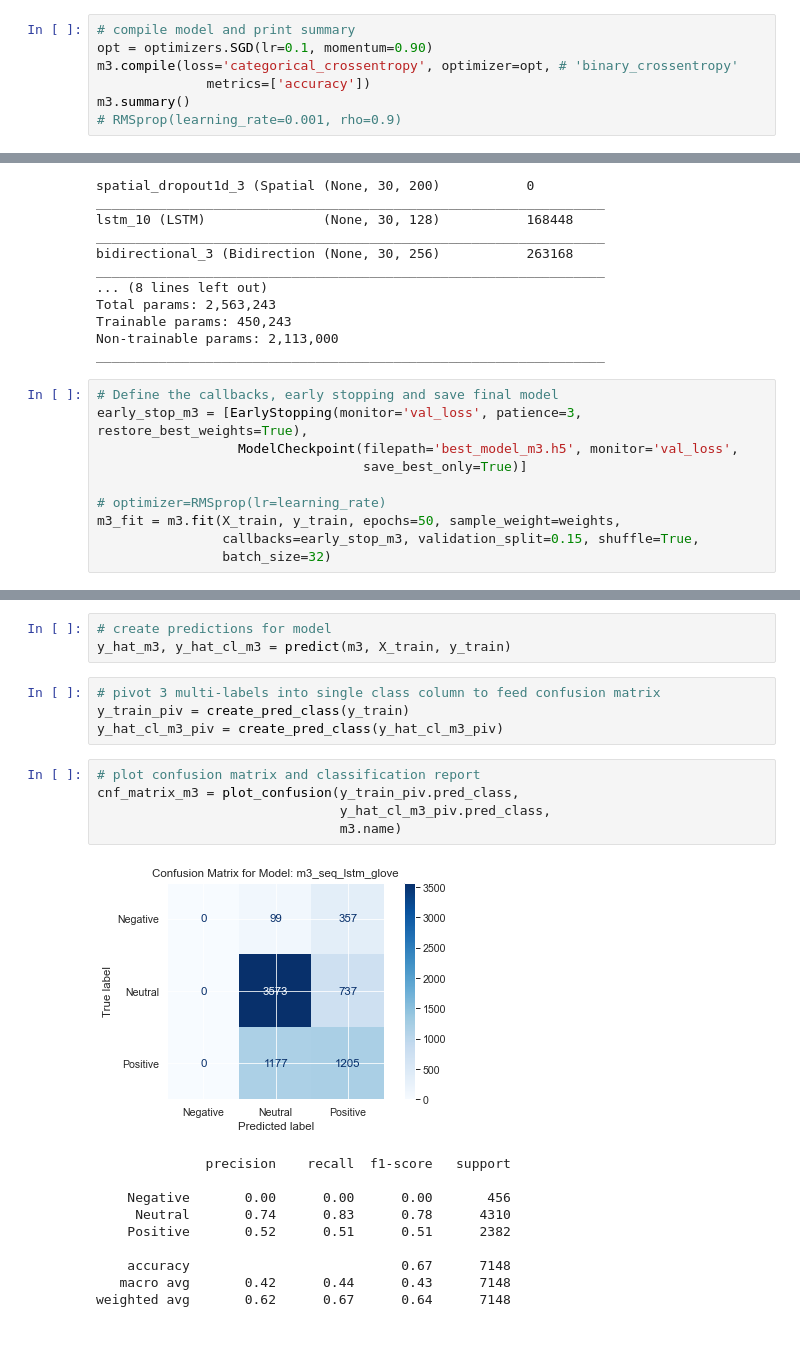
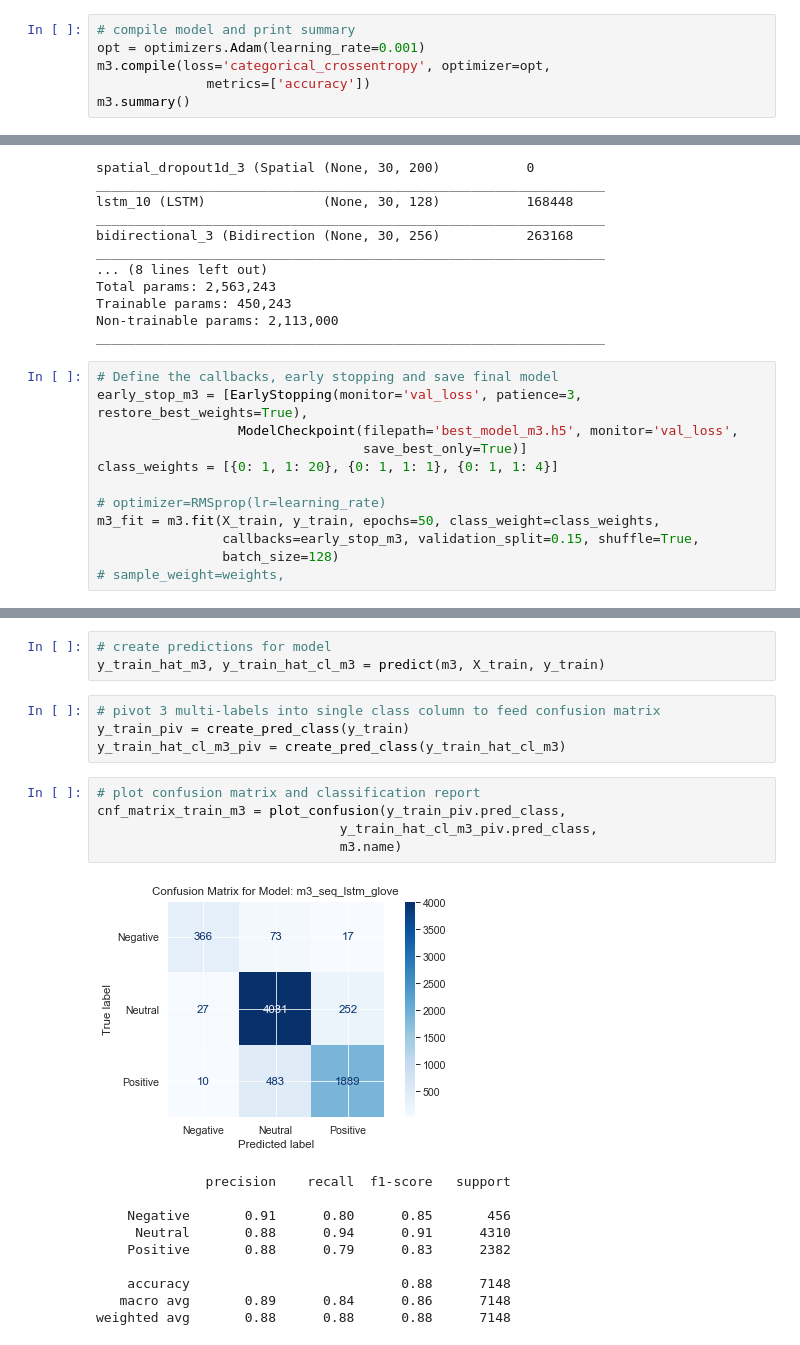
Before and after one commit to cutterback/p04-twitter-sentiment-nlp, a Jupyter notebook: Twitter-Sentiment-Analysis-NLP.ipynb, the cells around one changed output, grey strips where cells are left out. Cells and saved outputs as stored; diff of their text form.

Commit message:
Debugged LSTM model predictions

```diff
--- a/Twitter-Sentiment-Analysis-NLP.ipynb
+++ b/Twitter-Sentiment-Analysis-NLP.ipynb
@@ -570,11 +577,10 @@ m3.add(Dense(32, activation="relu"))
 m3.add(Dense(3, activation='softmax'))
 # %%
 # compile model and print summary
-opt = optimizers.SGD(lr=0.1, momentum=0.90)
-m3.compile(loss='categorical_crossentropy', optimizer=opt, # 'binary_crossentropy'
+opt = optimizers.Adam(learning_rate=0.001)
+m3.compile(loss='categorical_crossentropy', optimizer=opt,
               metrics=['accuracy'])
 m3.summary()
-# RMSprop(learning_rate=0.001, rho=0.9)
 # %% [output]
 Model: "m3_seq_lstm_glove"
 _________________________________________________________________
@@ -598,11 +604,13 @@ _________________________________________________________________
 early_stop_m3 = [EarlyStopping(monitor='val_loss', patience=3, restore_best_weights=True),
                   ModelCheckpoint(filepath='best_model_m3.h5', monitor='val_loss',
                                   save_best_only=True)]
+class_weights = [{0: 1, 1: 20}, {0: 1, 1: 1}, {0: 1, 1: 4}]
 
 # optimizer=RMSprop(lr=learning_rate)
-m3_fit = m3.fit(X_train, y_train, epochs=50, sample_weight=weights,
+m3_fit = m3.fit(X_train, y_train, epochs=50, class_weight=class_weights,
                 callbacks=early_stop_m3, validation_split=0.15, shuffle=True,
-                batch_size=32)
+                batch_size=128)
+# sample_weight=weights,
 # %% [output]
 Train on 6075 samples, validate on 1073 samples
 Epoch 1/50
@@ -624,25 +630,25 @@ plot_accuracy(m3_hist, m3.name)
 # %%
 # create predictions for model
-y_hat_m3, y_hat_cl_m3 = predict(m3, X_train, y_train)
+y_train_hat_m3, y_train_hat_cl_m3 = predict(m3, X_train, y_train)
 # %%
 # pivot 3 multi-labels into single class column to feed confusion matrix
 y_train_piv = create_pred_class(y_train)
-y_hat_cl_m3_piv = create_pred_class(y_hat_cl_m3_piv)
+y_train_hat_cl_m3_piv = create_pred_class(y_train_hat_cl_m3)
 # %%
 # plot confusion matrix and classification report
-cnf_matrix_m3 = plot_confusion(y_train_piv.pred_class,
-                               y_hat_cl_m3_piv.pred_class,
+cnf_matrix_train_m3 = plot_confusion(y_train_piv.pred_class,
+                               y_train_hat_cl_m3_piv.pred_class,
                                m3.name)
 # %% [output]
-[figure, old version]
+[figure, new version]
               precision    recall  f1-score   support
 
-    Negative       0.00      0.00      0.00       456
-     Neutral       0.74      0.83      0.78      4310
-    Positive       0.52      0.51      0.51      2382
+    Negative       0.91      0.80      0.85       456
+     Neutral       0.88      0.94      0.91      4310
+    Positive       0.88      0.79      0.83      2382
 
-    accuracy                           0.67      7148
-   macro avg       0.42      0.44      0.43      7148
-weighted avg       0.62      0.67      0.64      7148
+    accuracy                           0.88      7148
+   macro avg       0.89      0.84      0.86      7148
+weighted avg       0.88      0.88      0.88      7148
 # %%
 
```
Also changed, not shown: parts of 14 cells of this notebook.
